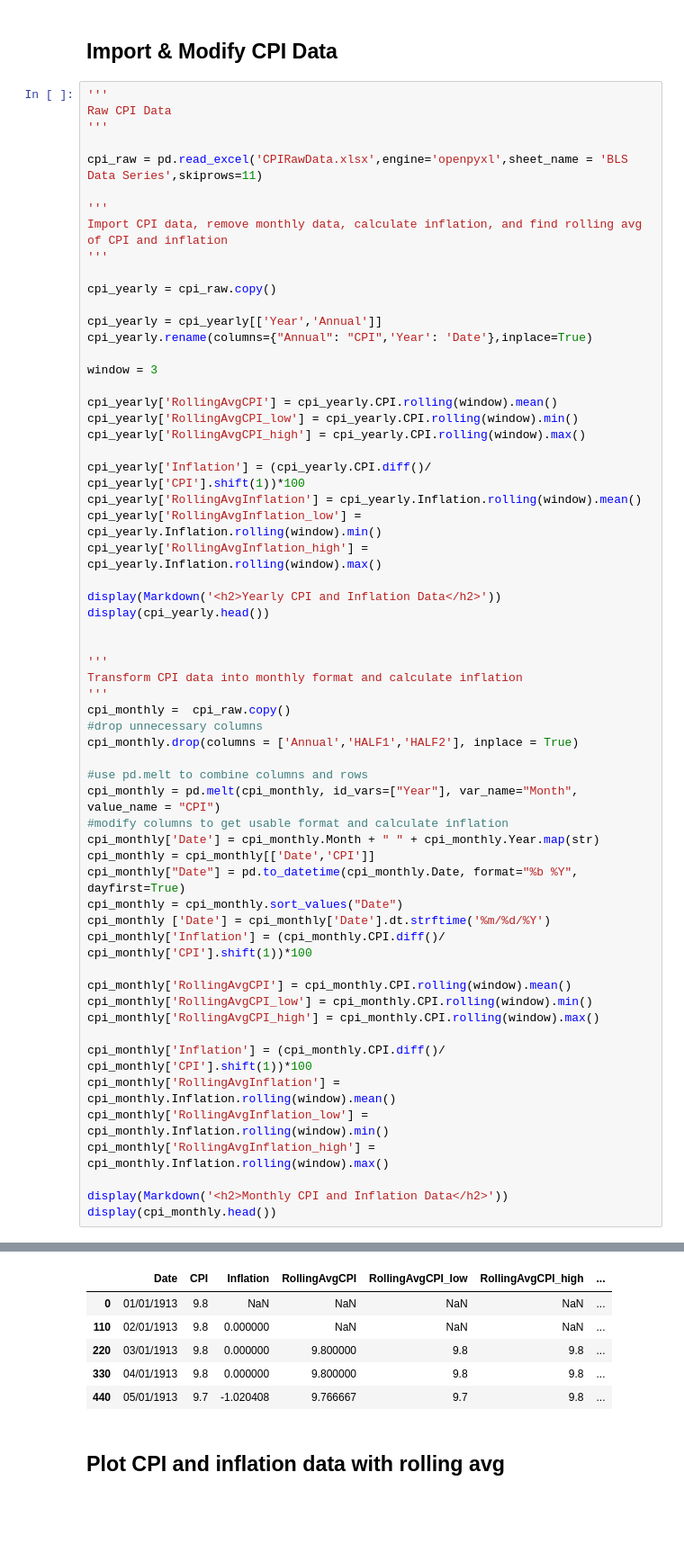
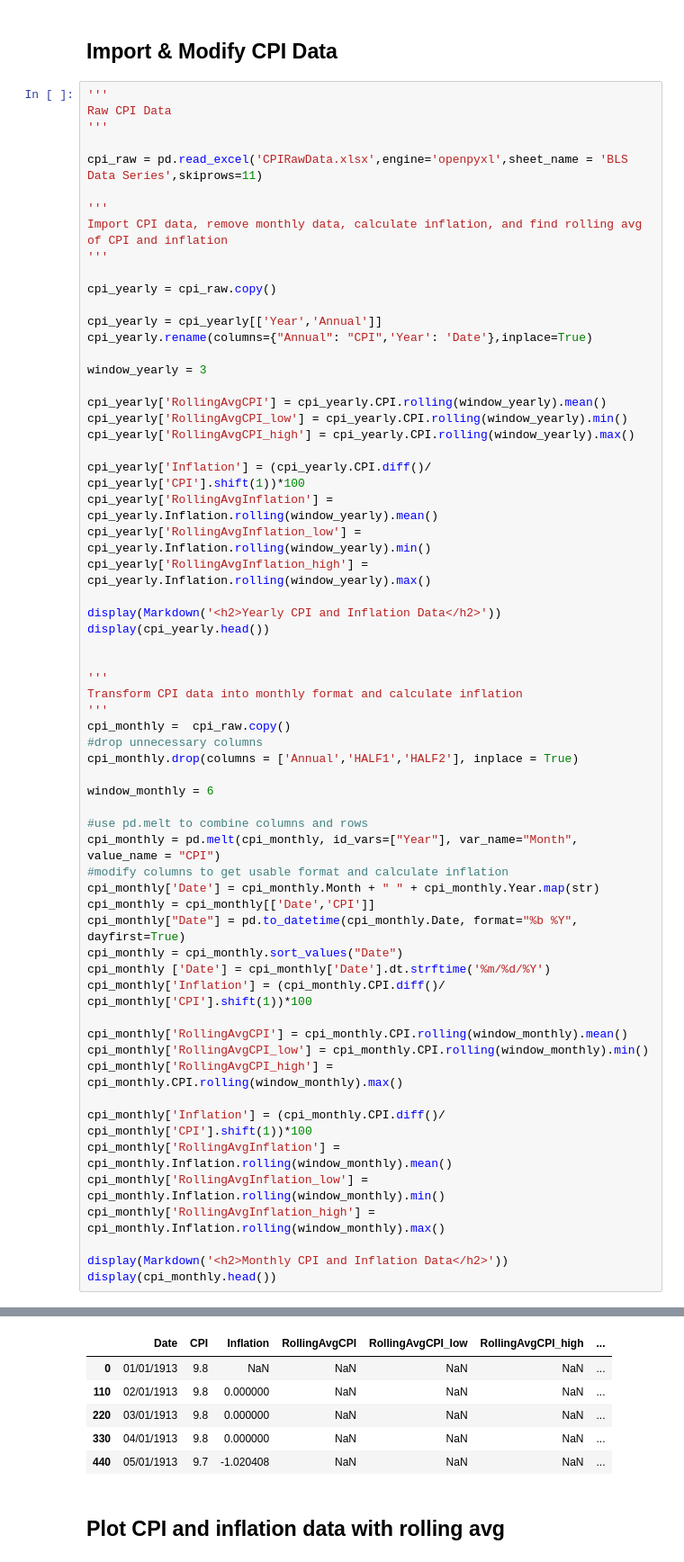
Before and after one commit to Bkeith3248/MGT6203Project, a Jupyter notebook: ProjectNotebook.ipynb, the cells around one changed output, grey strips where cells are left out. Shown at 90% size. Drawn from its saved outputs; the diff is of its cells as text; blank space fills up the shorter version.

```diff
--- a/ProjectNotebook.ipynb
+++ b/ProjectNotebook.ipynb
@@ -46,16 +52,16 @@ cpi_yearly = cpi_raw.copy()
 cpi_yearly = cpi_yearly[['Year','Annual']]
 cpi_yearly.rename(columns={"Annual": "CPI",'Year': 'Date'},inplace=True)
 
-window = 3
+window_yearly = 3
 
-cpi_yearly['RollingAvgCPI'] = cpi_yearly.CPI.rolling(window).mean()
-cpi_yearly['RollingAvgCPI_low'] = cpi_yearly.CPI.rolling(window).min()
-cpi_yearly['RollingAvgCPI_high'] = cpi_yearly.CPI.rolling(window).max()
+cpi_yearly['RollingAvgCPI'] = cpi_yearly.CPI.rolling(window_yearly).mean()
+cpi_yearly['RollingAvgCPI_low'] = cpi_yearly.CPI.rolling(window_yearly).min()
+cpi_yearly['RollingAvgCPI_high'] = cpi_yearly.CPI.rolling(window_yearly).max()
 
 cpi_yearly['Inflation'] = (cpi_yearly.CPI.diff()/ cpi_yearly['CPI'].shift(1))*100
-cpi_yearly['RollingAvgInflation'] = cpi_yearly.Inflation.rolling(window).mean()
-cpi_yearly['RollingAvgInflation_low'] = cpi_yearly.Inflation.rolling(window).min()
-cpi_yearly['RollingAvgInflation_high'] = cpi_yearly.Inflation.rolling(window).max()
+cpi_yearly['RollingAvgInflation'] = cpi_yearly.Inflation.rolling(window_yearly).mean()
+cpi_yearly['RollingAvgInflation_low'] = cpi_yearly.Inflation.rolling(window_yearly).min()
+cpi_yearly['RollingAvgInflation_high'] = cpi_yearly.Inflation.rolling(window_yearly).max()
 
 display(Markdown('<h2>Yearly CPI and Inflation Data</h2>'))
 display(cpi_yearly.head())
@@ -68,42 +74,44 @@ cpi_monthly =  cpi_raw.copy()
 #drop unnecessary columns
 cpi_monthly.drop(columns = ['Annual','HALF1','HALF2'], inplace = True)
 
+window_monthly = 6
+
 #use pd.melt to combine columns and rows
 cpi_monthly = pd.melt(cpi_monthly, id_vars=["Year"], var_name="Month", value_name = "CPI")
 #modify columns to get usable format and calculate inflation
 cpi_monthly['Date'] = cpi_monthly.Month + " " + cpi_monthly.Year.map(str)
 cpi_monthly = cpi_monthly[['Date','CPI']]
 cpi_monthly["Date"] = pd.to_datetime(cpi_monthly.Date, format="%b %Y", dayfirst=True)
 cpi_monthly = cpi_monthly.sort_values("Date")
 cpi_monthly ['Date'] = cpi_monthly['Date'].dt.strftime('%m/%d/%Y')
 cpi_monthly['Inflation'] = (cpi_monthly.CPI.diff()/ cpi_monthly['CPI'].shift(1))*100
 
-cpi_monthly['RollingAvgCPI'] = cpi_monthly.CPI.rolling(window).mean()
-cpi_monthly['RollingAvgCPI_low'] = cpi_monthly.CPI.rolling(window).min()
-cpi_monthly['RollingAvgCPI_high'] = cpi_monthly.CPI.rolling(window).max()
+cpi_monthly['RollingAvgCPI'] = cpi_monthly.CPI.rolling(window_monthly).mean()
+cpi_monthly['RollingAvgCPI_low'] = cpi_monthly.CPI.rolling(window_monthly).min()
+cpi_monthly['RollingAvgCPI_high'] = cpi_monthly.CPI.rolling(window_monthly).max()
 
 cpi_monthly['Inflation'] = (cpi_monthly.CPI.diff()/ cpi_monthly['CPI'].shift(1))*100
-cpi_monthly['RollingAvgInflation'] = cpi_monthly.Inflation.rolling(window).mean()
-cpi_monthly['RollingAvgInflation_low'] = cpi_monthly.Inflation.rolling(window).min()
-cpi_monthly['RollingAvgInflation_high'] = cpi_monthly.Inflation.rolling(window).max()
+cpi_monthly['RollingAvgInflation'] = cpi_monthly.Inflation.rolling(window_monthly).mean()
+cpi_monthly['RollingAvgInflation_low'] = cpi_monthly.Inflation.rolling(window_monthly).min()
+cpi_monthly['RollingAvgInflation_high'] = cpi_monthly.Inflation.rolling(window_monthly).max()
 
 display(Markdown('<h2>Monthly CPI and Inflation Data</h2>'))
 display(cpi_monthly.head())
 # %% [output]
 <h2>Yearly CPI and Inflation Data</h2>
 |  | Date | CPI | RollingAvgCPI | RollingAvgCPI_low | RollingAvgCPI_high | Inflation | ... |
 | 0 | 1913 | 9.9 | NaN | NaN | NaN | NaN | ... |
 | 1 | 1914 | 10.0 | NaN | NaN | NaN | 1.010101 | ... |
 | 2 | 1915 | 10.1 | 10.000000 | 9.9 | 10.1 | 1.000000 | ... |
 | 3 | 1916 | 10.9 | 10.333333 | 10.0 | 10.9 | 7.920792 | ... |
 | 4 | 1917 | 12.8 | 11.266667 | 10.1 | 12.8 | 17.431193 | ... |
 <h2>Monthly CPI and Inflation Data</h2>
 |  | Date | CPI | Inflation | RollingAvgCPI | RollingAvgCPI_low | RollingAvgCPI_high | ... |
 | 0 | 01/01/1913 | 9.8 | NaN | NaN | NaN | NaN | ... |
 | 110 | 02/01/1913 | 9.8 | 0.000000 | NaN | NaN | NaN | ... |
-| 220 | 03/01/1913 | 9.8 | 0.000000 | 9.800000 | 9.8 | 9.8 | ... |
-| 330 | 04/01/1913 | 9.8 | 0.000000 | 9.800000 | 9.8 | 9.8 | ... |
-| 440 | 05/01/1913 | 9.7 | -1.020408 | 9.766667 | 9.7 | 9.8 | ... |
+| 220 | 03/01/1913 | 9.8 | 0.000000 | NaN | NaN | NaN | ... |
+| 330 | 04/01/1913 | 9.8 | 0.000000 | NaN | NaN | NaN | ... |
+| 440 | 05/01/1913 | 9.7 | -1.020408 | NaN | NaN | NaN | ... |
 # %% [markdown]
 ## Plot CPI and inflation data with rolling avg
 # %%
```
Also changed, not shown: parts of 2 cells of this notebook.
